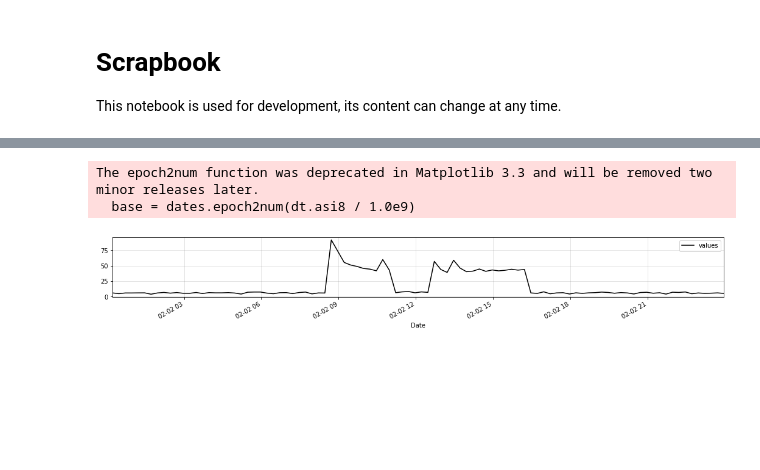
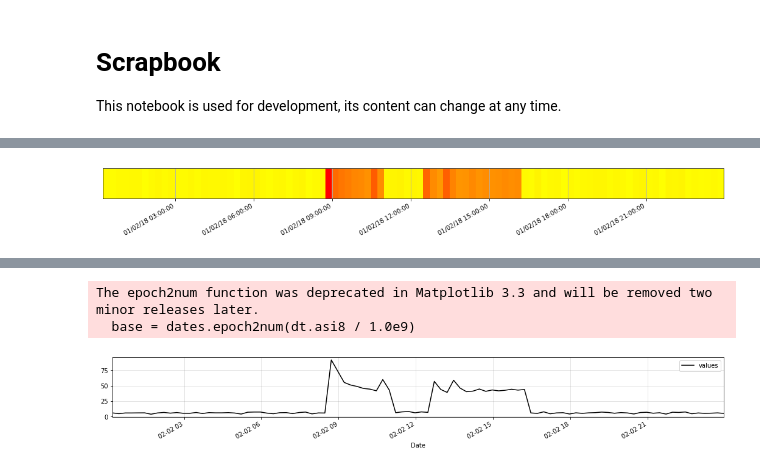
Before and after one commit to timeatlas-dev/timeatlas, a Jupyter notebook: notebooks/scrapbook.ipynb, the cells around one changed output, grey strips where cells are left out. Cells and saved outputs as stored; diff of their text form; code cells hidden in the pictures; blank space fills up the shorter version.

Commit message:
Add status plot

```diff
--- a/notebooks/scrapbook.ipynb
+++ b/notebooks/scrapbook.ipynb
@@ -61,3 +17,7 @@ ts
+# %%
+ta.plots.status(ts)
+# %% [output]
+[figure, added]
 # %%
 ts2 = ta.TimeSeries.create("01-2020", "02-2020", "H")
 ts2 = ts2.fill(np.random.randint(0,100,len(ts2)))
```
Also changed, not shown: parts of 23 cells of this notebook, 3 other files.
